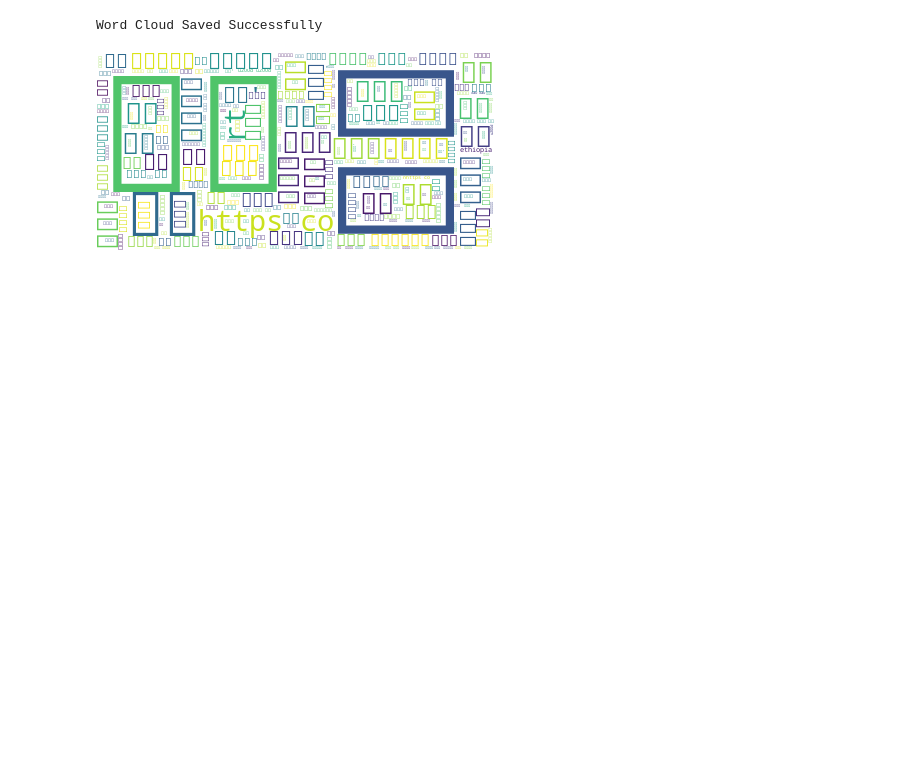
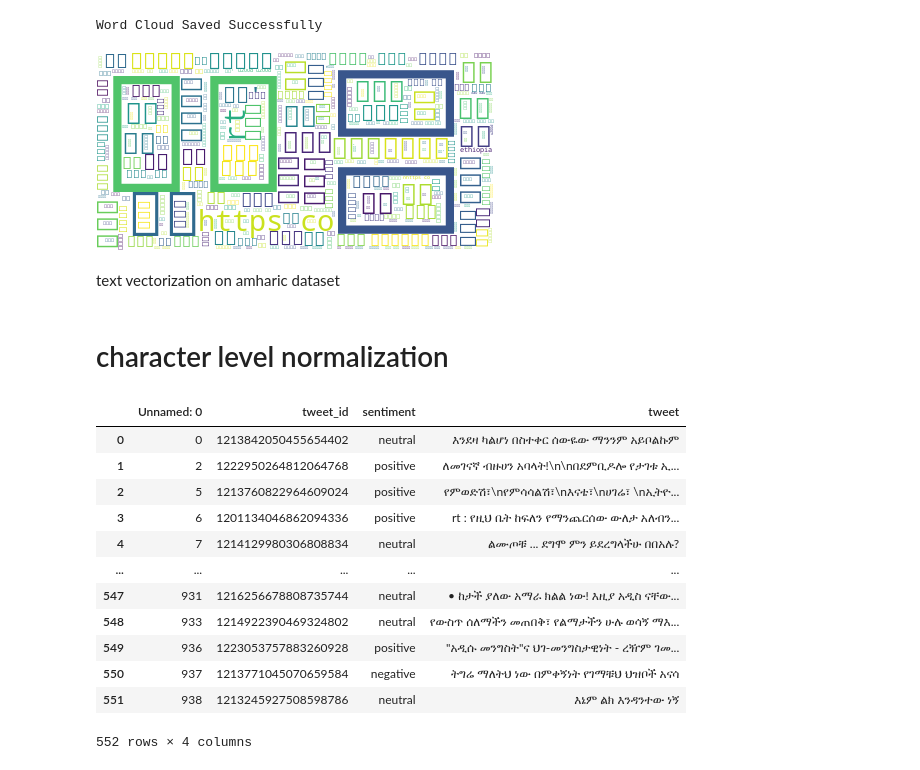
Before and after one commit to liyaSileshi/amharic-sentiment-analysis, a Jupyter notebook: tweet_preprocess.ipynb, the cells around one changed output. Cells and saved outputs as stored; diff of their text form; code cells hidden in the pictures; blank space fills up the shorter version.

Commit message:
added tokenizer, lemmatizer, and other clean up

```diff
--- a/tweet_preprocess.ipynb
+++ b/tweet_preprocess.ipynb
@@ -102,0 +105,3 @@ df_test
+# %%
+from nltk.tokenize import word_tokenize
+df_test['tweet'] = df_test['tweet'].apply(word_tokenize)
@@ -153,3 +235,7 @@ create_wordcloud(df_test["tweet"].values)
 # %% [output]
 Word Cloud Saved Successfully
 [figure]
+# %% [markdown]
+text vectorization on amharic dataset
+# %% [markdown]
+# character level normalization
@@ -155,0 +299,18 @@ Word Cloud Saved Successfully
+# %%
+df_test['tweet'] = df_test['tweet'].apply(lambda x: normalize_char_level_missmatch(x))
+# %%
+df_test
+# %% [output]
+|  | Unnamed: 0 | tweet_id | sentiment | tweet |
+| 0 | 0 | 1213842050455654402 | neutral | እንደዛ ካልሆነ በስተቀር ሰውዬው ማንንም አይቦልኩም |
+| 1 | 2 | 1222950264812064768 | positive | ለመገናኛ ብዙሀን አባላት!\n\nበደምቢዶሎ የታገቱ ኢ... |
+| 2 | 5 | 1213760822964609024 | positive | የምወድሽ፣\nየምሳሳልሽ፣\nእናቴ፣\nሀገሬ፣ \nኢትዮ... |
+| 3 | 6 | 1201134046862094336 | positive | rt : የዚህ ቤት ከፍለን የማንጨርሰው ውለታ አለብን... |
+| 4 | 7 | 1214129980306808834 | neutral | ልሙጦቹ ... ደግሞ ምን ይደረግላችሁ በበአሉ? |
+| ... | ... | ... | ... | ... |
+| 547 | 931 | 1216256678808735744 | neutral | • ከታች ያለው አማራ ክልል ነው! እዚያ አዲስ ናቸው... |
+| 548 | 933 | 1214922390469324802 | neutral | የውስጥ ሰለማችን መጠበቅ፣ የልማታችን ሁሉ ወሳኝ ማእ... |
+| 549 | 936 | 1223053757883260928 | positive | "አዲሱ መንግስት"ና ህገ-መንግስታዊነት - ረዥም ገመ... |
+| 550 | 937 | 1213771045070659584 | negative | ትግሬ ማለትህ ነው በምቀኝነት የገማቹህ ህዝቦች አናሳ |
+| 551 | 938 | 1213245927508598786 | neutral | እኔም ልክ እንዳንተው ነኝ |
+552 rows × 4 columns
```
Also changed, not shown: parts of 14 cells of this notebook.
